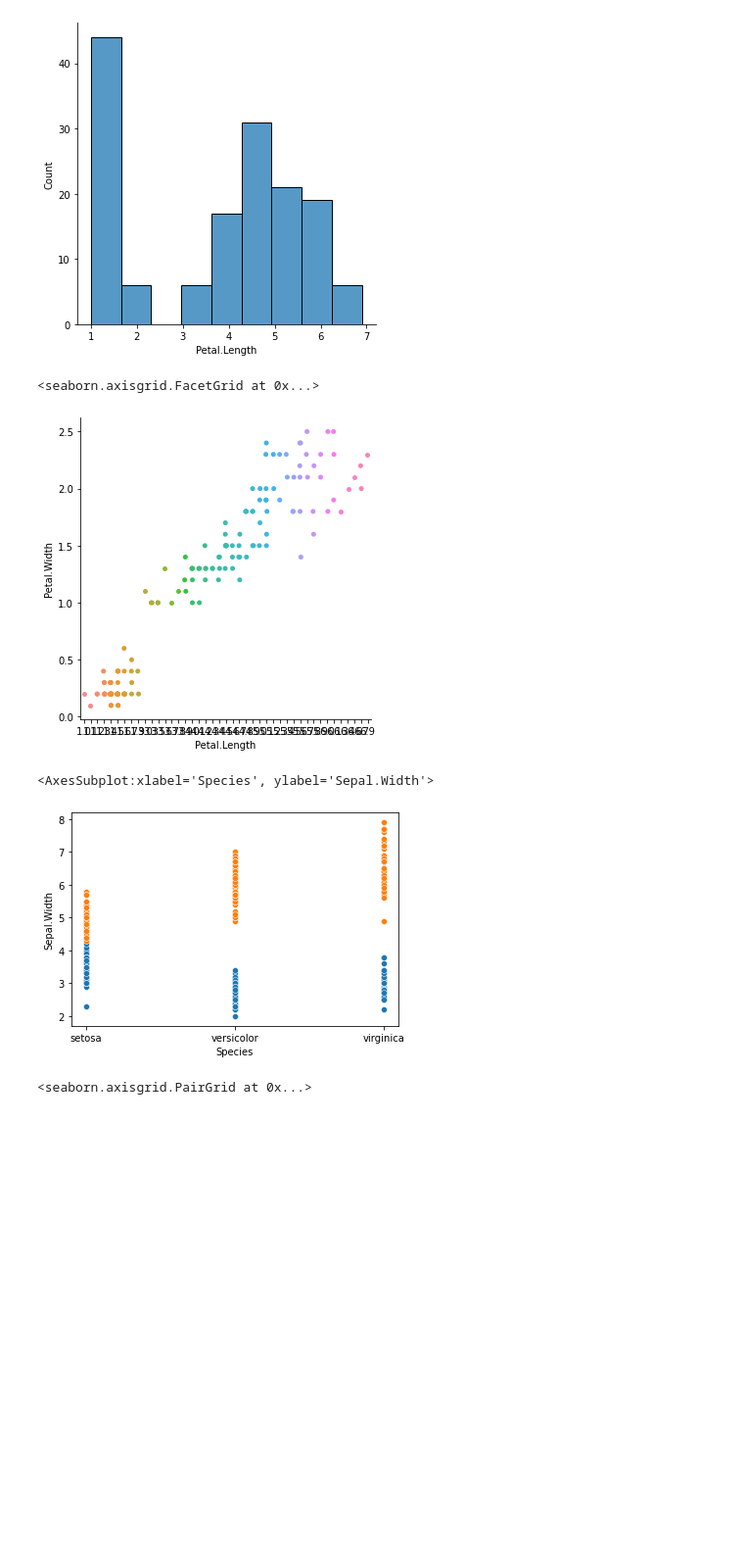
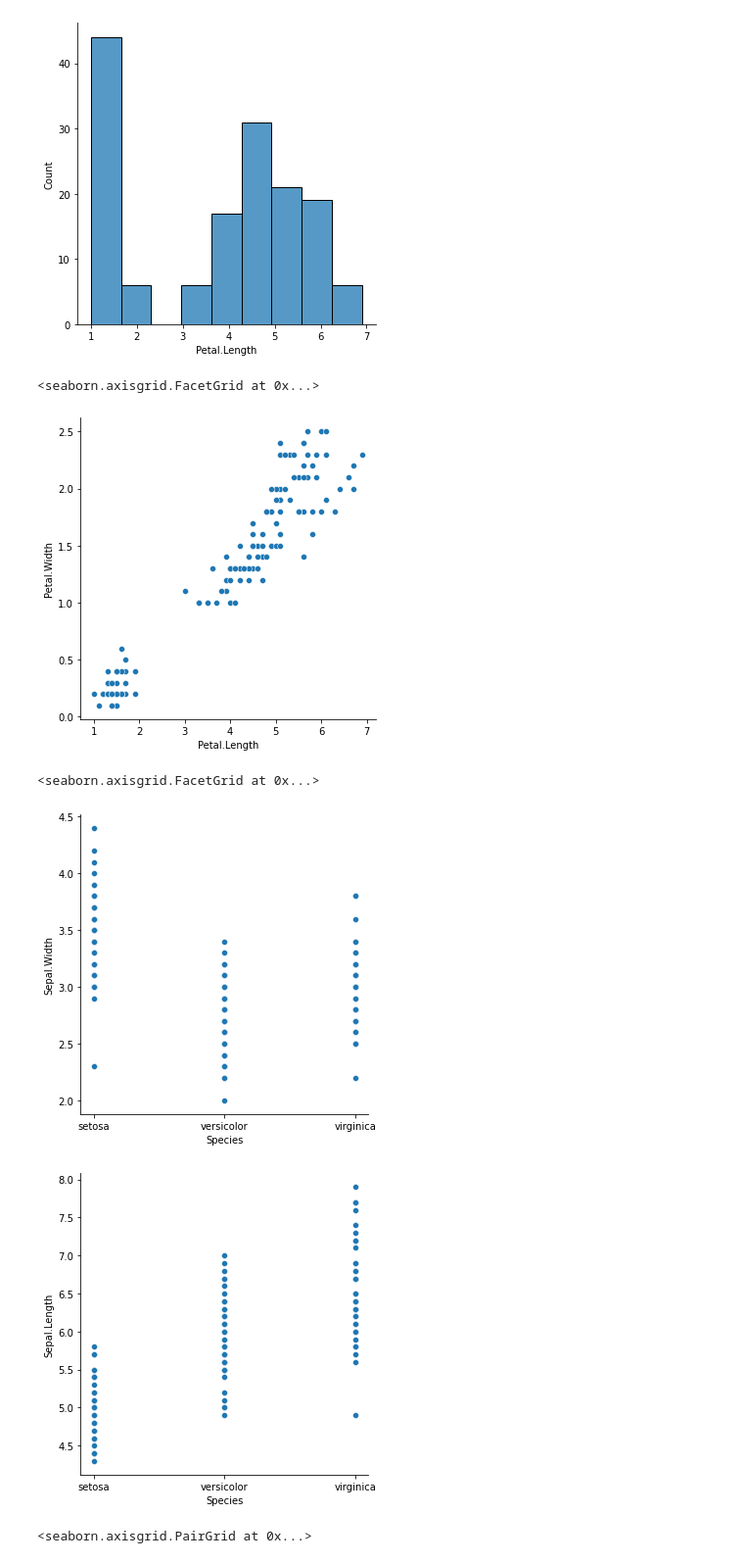
Before and after one commit to mindyshiben/numpy-pandas-visualization-exercises, a Jupyter notebook: seaborn_exercises.ipynb, the cells around one changed output. Shown at 98% size. Cells and saved outputs as stored; diff of their text form; code cells hidden in the pictures; blank space fills up the shorter version.

Commit message:
seaborn_updates

```diff
--- a/seaborn_exercises.ipynb
+++ b/seaborn_exercises.ipynb
@@ -39,22 +44,23 @@ sns.displot(data = iris, x = 'Petal.Length')
 # Is there a correlation between petal length and petal width? Use http://guessthecorrelation.com/
 # as a hint to how we could visually determine if a correlation exists between two numeric columns.
 
-sns.catplot(data = iris, x= 'Petal.Length', y = 'Petal.Width')
+sns.relplot(data = iris, x= 'Petal.Length', y = 'Petal.Width')
 # yes, there is a correlation
 # %% [output]
 <seaborn.axisgrid.FacetGrid at 0x...>
-[figure, old version]
+[figure, new version]
 # %%
 # Would it be reasonable to predict species based on sepal width and sepal length?
 # For this, you'll visualize two numeric columns through the lense of a categorical column.
 
-sns.scatterplot(data = iris, x = 'Species', y='Sepal.Width')
-sns.scatterplot(data = iris, x = 'Species', y='Sepal.Length')
+sns.relplot(data = iris, x = 'Species', y='Sepal.Width')
+sns.relplot(data = iris, x = 'Species', y='Sepal.Length')
 
-# sepal length and width are not good indications of species
+# sepal length and width are not good indications of species. There is too much overlap to use these variables as predictors
 # %% [output]
-<AxesSubplot:xlabel='Species', ylabel='Sepal.Width'>
+<seaborn.axisgrid.FacetGrid at 0x...>
-[figure, old version]
+[figure, new version]
+[figure, added]
 # %%
 # Which features would be best used to predict species?
 
```
Also changed, not shown: parts of 8 cells of this notebook.
